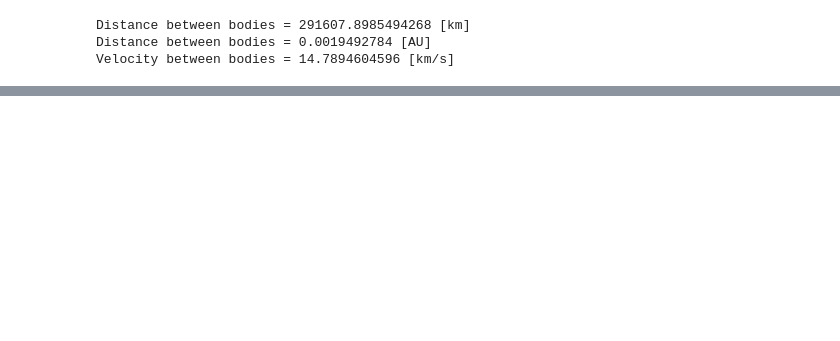
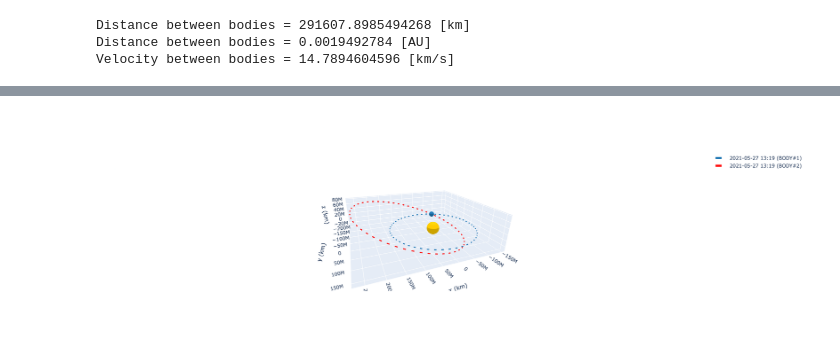
Before and after one commit to LadislavVasina1/OrbitalMechanics, a Jupyter notebook: OrbitalMechanics_HW.ipynb, the cells around one changed output, grey strips where cells are left out. Cells and saved outputs as stored; diff of their text form; code cells hidden in the pictures; blank space fills up the shorter version.

Commit message:
Added default 3d plot

```diff
--- a/OrbitalMechanics_HW.ipynb
+++ b/OrbitalMechanics_HW.ipynb
@@ -764,2 +764,8 @@ THIS CELL MAY NOT OUTPUT 3D PLOT AS INTENDED ON SOME PLATFORMS (i.e. github)
 TO SEE 3D PLOT OF ORBITS RUN IT LOCALLY IN VSC OR SEE LINKED GOOGLE COLAB
 [interactive output not drawn]
+# %%
+# Ploting just static image of 3D orbit of Earth and LV2021 asteroid
+from IPython.display import Image
+Image('sample_data/3dOrbitEarthLV2021.png')
+# %% [output]
+[figure, added]
```
Also changed, not shown: parts of 2 cells of this notebook.
